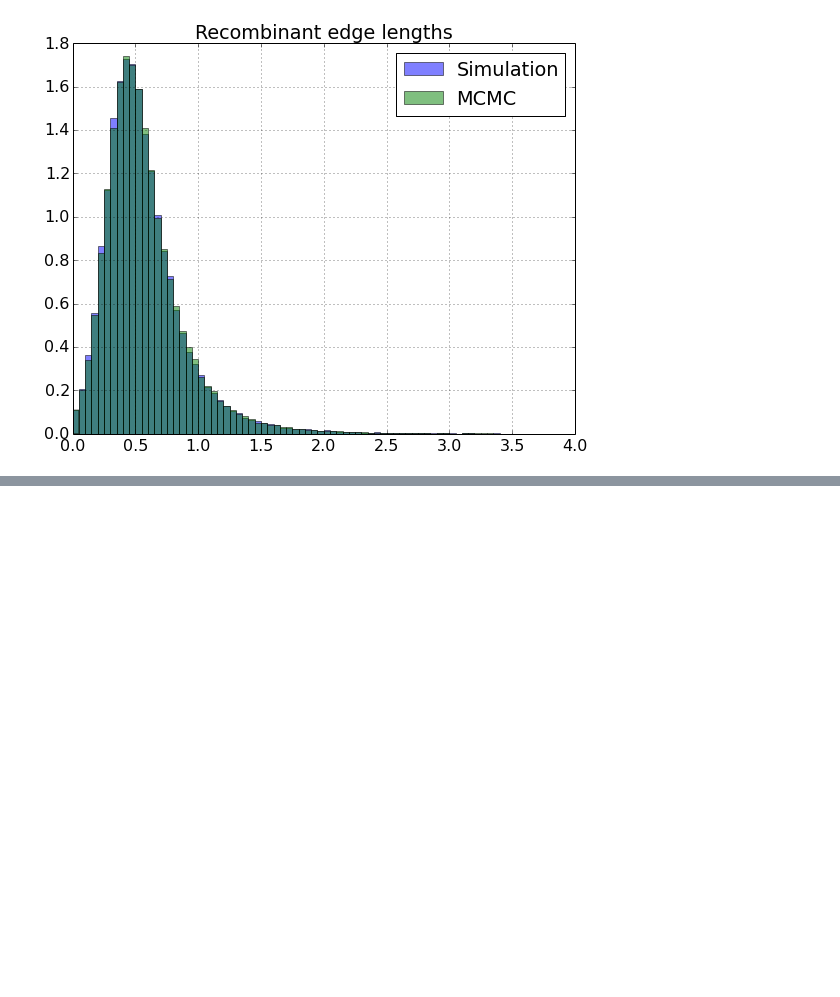
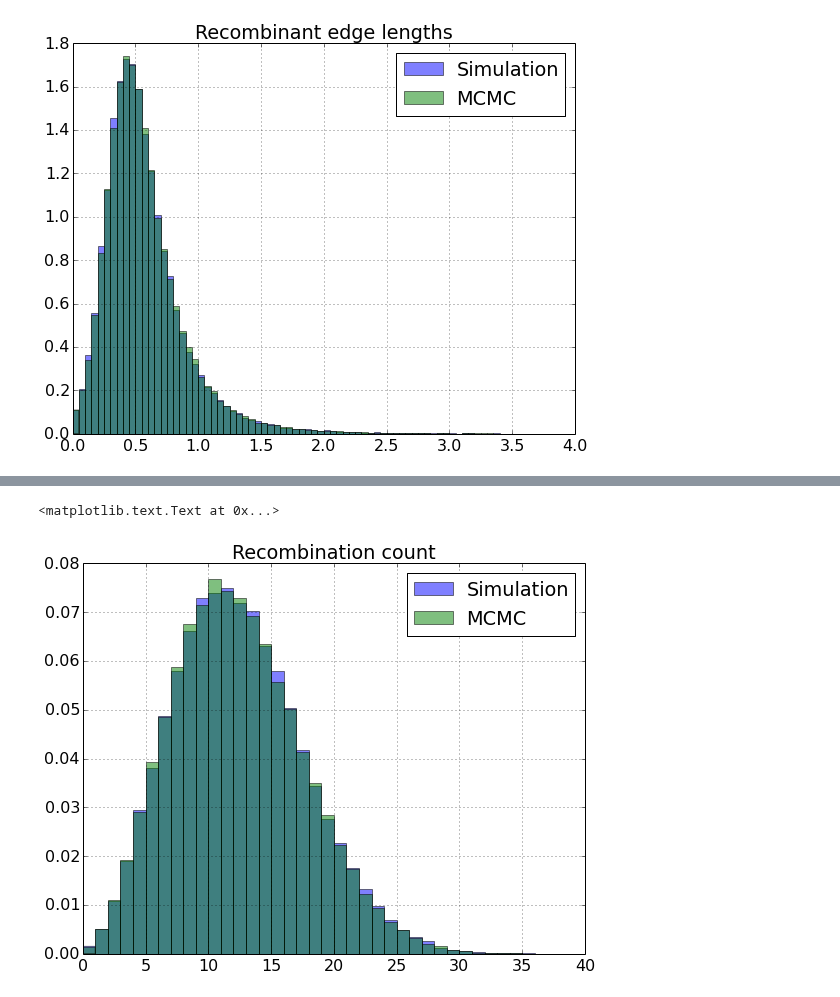
Before and after one commit to tgvaughan/bacter, a Jupyter notebook: examples/Validation.ipynb, the cells around one changed output, grey strips where cells are left out. Drawn from its saved outputs; the diff is of its cells as text; code cells hidden in the pictures; blank space fills up the shorter version.

```diff
--- a/examples/Validation.ipynb
+++ b/examples/Validation.ipynb
@@ -190,0 +210,9 @@ title("Recombinant edge lengths")
+# %%
+bins = arange(0,40,1)
+dfs['arg.nRecomb'].hist(normed=True, bins=bins, alpha=0.5, label="Simulation")
+df['arg.nRecomb'].hist(normed=True, bins=bins, alpha=0.5, label="MCMC")
+legend()
+title("Recombination count")
+# %% [output]
+<matplotlib.text.Text at 0x...>
+[figure, added]
```
Also changed, not shown: parts of 8 cells of this notebook, 4 other files.
